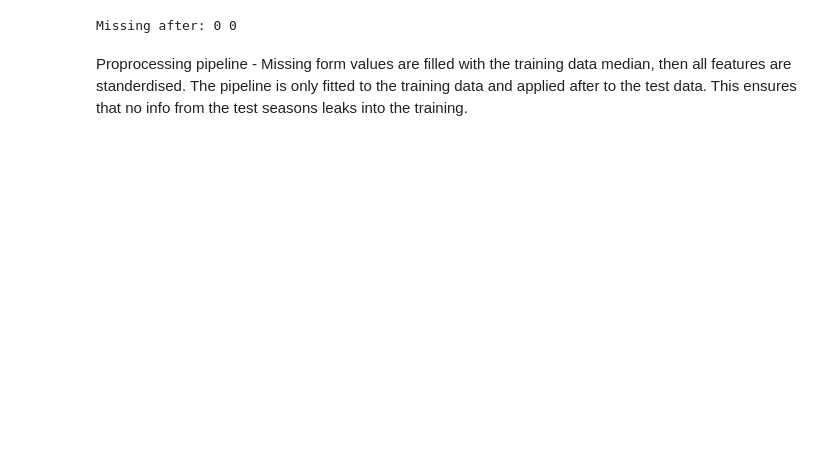
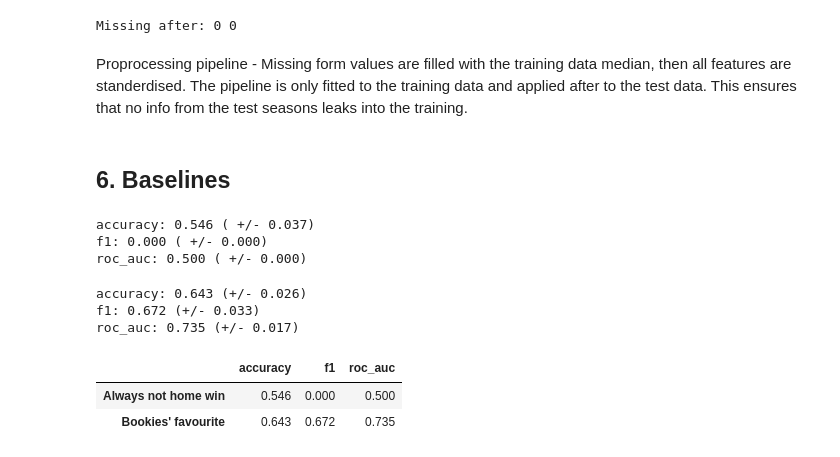
Before and after one commit to jonesyadam111/CT4101-premier-league-prediction, a Jupyter notebook: premier_league_prediction.ipynb, the cells around one changed output. Cells and saved outputs as stored; diff of their text form; code cells hidden in the pictures; blank space fills up the shorter version.

Commit message:
Add baselines

```diff
--- a/premier_league_prediction.ipynb
+++ b/premier_league_prediction.ipynb
@@ -341,3 +342,59 @@ print("Missing after:", pd.isna(X_train_prep).sum(), pd.isna(X_test_prep).sum())
 Missing after: 0 0
 # %% [markdown]
 Proprocessing pipeline - Missing form values are filled with the training data median, then all features are standerdised. The pipeline is only fitted to the training data and applied after to the test data. This ensures that no info from the test seasons leaks into the training.
+# %% [markdown]
+## 6. Baselines
+# %%
+from sklearn.dummy import DummyClassifier #baseline model guesses most common ans
+from sklearn.model_selection import TimeSeriesSplit, cross_validate #split training into time ordered rounds + run and score
+
+tscv = TimeSeriesSplit(n_splits=5)   # 5 rounds always in time order
+scoring = ["accuracy", "f1", "roc_auc"]
+
+#Baseline 1 which always predicts most common class (not home win)
+dummy = Pipeline([("prep", preprocess), ("model", DummyClassifier(strategy="most_frequent"))])
+dummy_scores = cross_validate(dummy, X_train, y_train, cv=tscv, scoring=scoring)
+
+for metric in scoring:
+    s = dummy_scores["test_" + metric]
+    print(f"{metric}: {s.mean():.3f} ( +/- {s.std():.3f})")
+# %% [output]
+accuracy: 0.546 ( +/- 0.037)
+f1: 0.000 ( +/- 0.000)
+roc_auc: 0.500 ( +/- 0.000)
+# %%
+import numpy as np
+from sklearn.metrics import accuracy_score, f1_score, roc_auc_score
+
+# Baseline 2 which backs the bookies favourite (fixed rule no learning)
+def bookies_predict(X):
+    implied = 1 / X[["B365H", "B365D", "B365A"]]           # odds - rough probabilities
+    prob_home = implied["B365H"] / implied.sum(axis=1)     # bookies home-win chance
+    pred = (X["B365H"] < X[["B365D", "B365A"]].min(axis=1)).astype(int)  # 1 if home is favourite
+    return pred, prob_home
+
+results = {"accuracy": [], "f1": [], "roc_auc": []}
+for _, check_idx in tscv.split(X_train):     # same 5 check chunks as baseline 1
+    X_check, y_check = X_train.iloc[check_idx], y_train.iloc[check_idx]
+    pred, prob = bookies_predict(X_check)
+    results["accuracy"].append(accuracy_score(y_check, pred))
+    results["f1"].append(f1_score(y_check, pred))
+    results["roc_auc"].append(roc_auc_score(y_check, prob))
+
+for metric, s in results.items():
+    print(f"{metric}: {np.mean(s):.3f} (+/- {np.std(s):.3f})")
+# %% [output]
+accuracy: 0.643 (+/- 0.026)
+f1: 0.672 (+/- 0.033)
+roc_auc: 0.735 (+/- 0.017)
+# %%
+#Show as table
+baseline_table = pd.DataFrame({
+    "Always not home win": {m: dummy_scores["test_" + m].mean() for m in scoring},
+    "Bookies' favourite": {m: np.mean(results[m]) for m in scoring},
+}).T.round(3)
+baseline_table
+# %% [output]
+|  | accuracy | f1 | roc_auc |
+| Always not home win | 0.546 | 0.000 | 0.500 |
+| Bookies' favourite | 0.643 | 0.672 | 0.735 |
```
Also changed, not shown: parts of 3 cells of this notebook.
